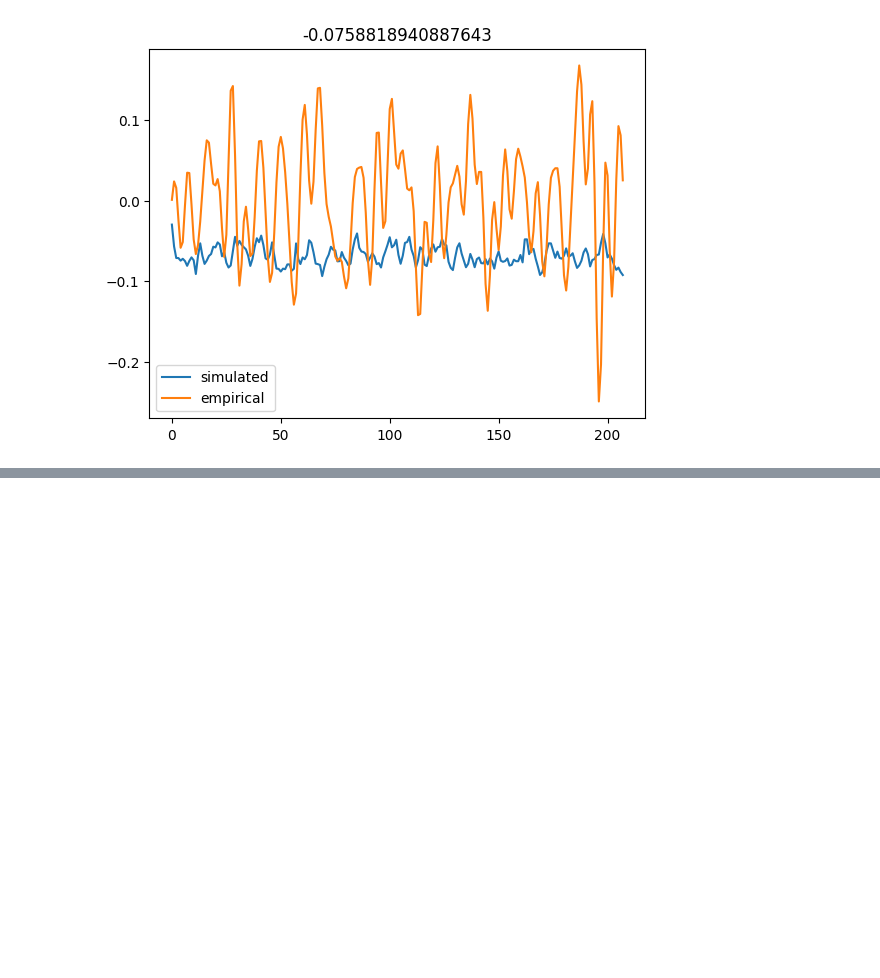
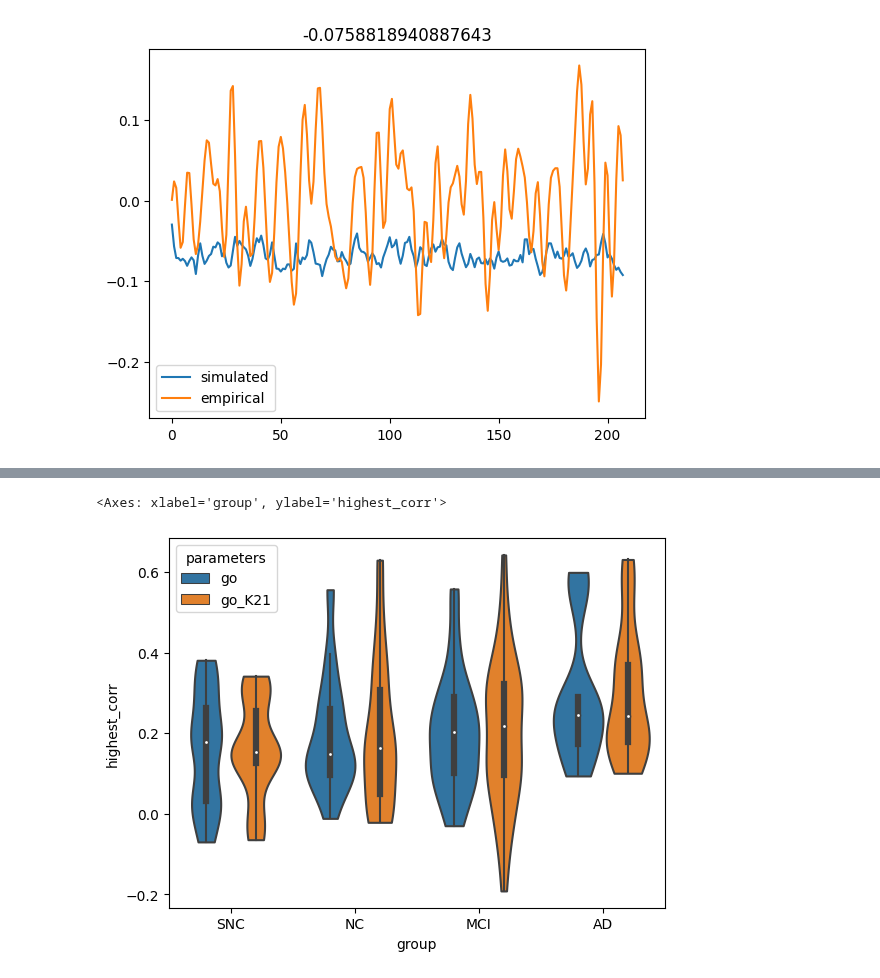
Before and after one commit to yilewang/tvbdemos, a Jupyter notebook: clinical_conversion/local_inhibition_fitting.ipynb, the cells around one changed output, grey strips where cells are left out. Saved outputs shown, nothing was run; the diff lists cells and outputs as text; code cells hidden in the pictures; blank space fills up the shorter version.

```diff
--- a/clinical_conversion/local_inhibition_fitting.ipynb
+++ b/clinical_conversion/local_inhibition_fitting.ipynb
@@ -125,0 +189,6 @@ plt.show()
+# %%
+new_local = pd.read_excel("/Users/yilewang/Desktop/local_inhibition.xlsx", sheet_name='fc_go')
+seaborn.violinplot(x='group', y='highest_corr', hue = "parameters", data=new_local, cut=0, bw=0.4)
+# %% [output]
+<Axes: xlabel='group', ylabel='highest_corr'>
+[figure, added]
```
Also changed, not shown: parts of 11 cells of this notebook, 17 other files.
